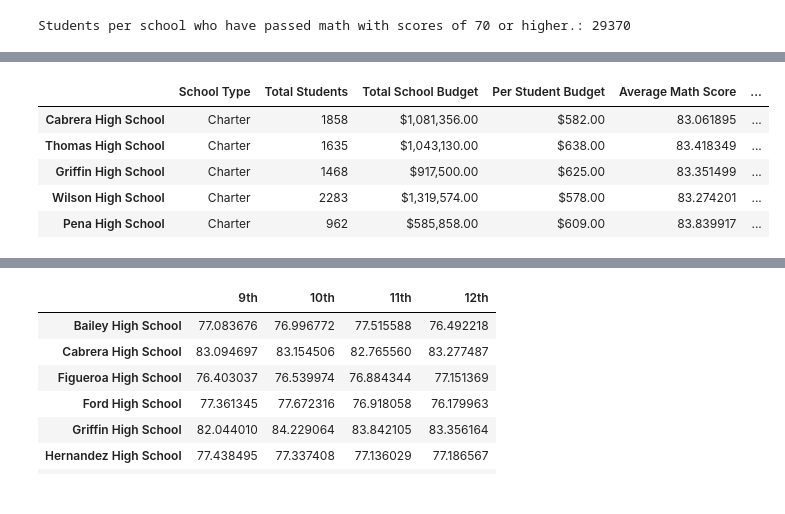
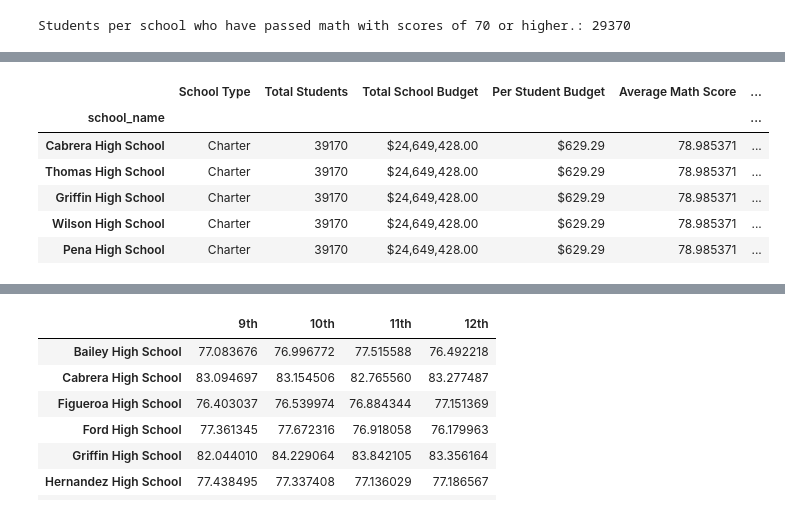
Before and after one commit to jananaum7/pandas-challenge, a Jupyter notebook: PyCitySchools/PyCitySchools.ipynb, the cells around one changed output, grey strips where cells are left out. Saved outputs shown, nothing was run; the diff lists cells and outputs as text; code cells hidden in the pictures.

```diff
--- a/PyCitySchools/PyCitySchools.ipynb
+++ b/PyCitySchools/PyCitySchools.ipynb
@@ -267,7 +289,7 @@ dtype: float64
 # %%
 # Create a DataFrame called `per_school_summary` with columns for the calculations above
 per_school_summary = pd.DataFrame({
-    "School Type": type,
+    "School Type": school_data.set_index("school_name")["type"],
     "Total Students": student_count,
     "Total School Budget": total_budget,
     "Per Student Budget": total_budget / student_count,
@@ -305,23 +327,14 @@ per_school_summary
 # %%
 # Sort the schools by `% Overall Passing` in descending order and display the top 5 rows.
-top_schools = pd.DataFrame({
-    "School Type": ["Charter", "Charter", "Charter", "Charter", "Charter"],
-    "Total Students": [1858, 1635, 1468, 2283, 962],
-    "Total School Budget": ["$1,081,356.00", "$1,043,130.00", "$917,500.00", "$1,319,574.00", "$585,858.00"],
-    "Per Student Budget": ["$582.00", "$638.00", "$625.00", "$578.00", "$609.00"],
-    "Average Math Score": [83.061895, 83.418349, 83.351499, 83.274201, 83.839917],
-    "Average Reading Score": [83.975780, 83.848930, 83.816757, 83.989488, 84.044699],
-    "% Passing Math": [94.133477, 93.272171, 93.392371, 93.867718, 94.594595],
-    "% Passing Reading": [97.039828, 97.308869, 97.138965, 96.539641, 95.945946],
-    "% Overall Passing": [91.334769, 90.948012, 90.599455, 90.582567, 90.540541]
-}, index=["Cabrera High School", "Thomas High School", "Griffin High School", "Wilson High School", "Pena High School"])
+top_schools = per_school_summary.sort_values(by="% Overall Passing", ascending=False)
 top_schools.head(5)
 # %% [output]
 |  | School Type | Total Students | Total School Budget | Per Student Budget | Average Math Score | ... |
-| Cabrera High School | Charter | 1858 | $1,081,356.00 | $582.00 | 83.061895 | ... |
-| Thomas High School | Charter | 1635 | $1,043,130.00 | $638.00 | 83.418349 | ... |
-| Griffin High School | Charter | 1468 | $917,500.00 | $625.00 | 83.351499 | ... |
-| Wilson High School | Charter | 2283 | $1,319,574.00 | $578.00 | 83.274201 | ... |
-| Pena High School | Charter | 962 | $585,858.00 | $609.00 | 83.839917 | ... |
+| school_name |  |  |  |  |  | ... |
+| Cabrera High School | Charter | 39170 | $24,649,428.00 | $629.29 | 78.985371 | ... |
+| Thomas High School | Charter | 39170 | $24,649,428.00 | $629.29 | 78.985371 | ... |
+| Griffin High School | Charter | 39170 | $24,649,428.00 | $629.29 | 78.985371 | ... |
+| Wilson High School | Charter | 39170 | $24,649,428.00 | $629.29 | 78.985371 | ... |
+| Pena High School | Charter | 39170 | $24,649,428.00 | $629.29 | 78.985371 | ... |
 # %%
 # Sort the schools by `% Overall Passing` in ascending order and display the top 5 rows.
```
Also changed, not shown: parts of 14 cells of this notebook.
